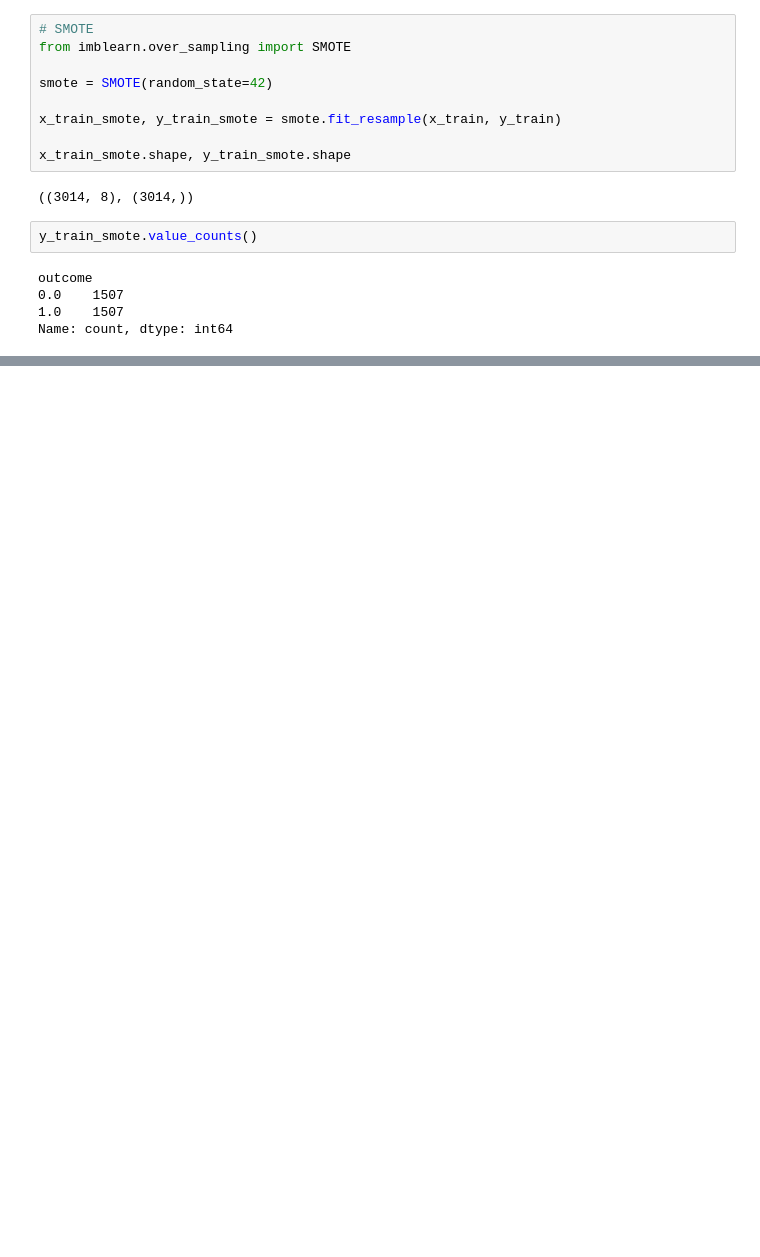
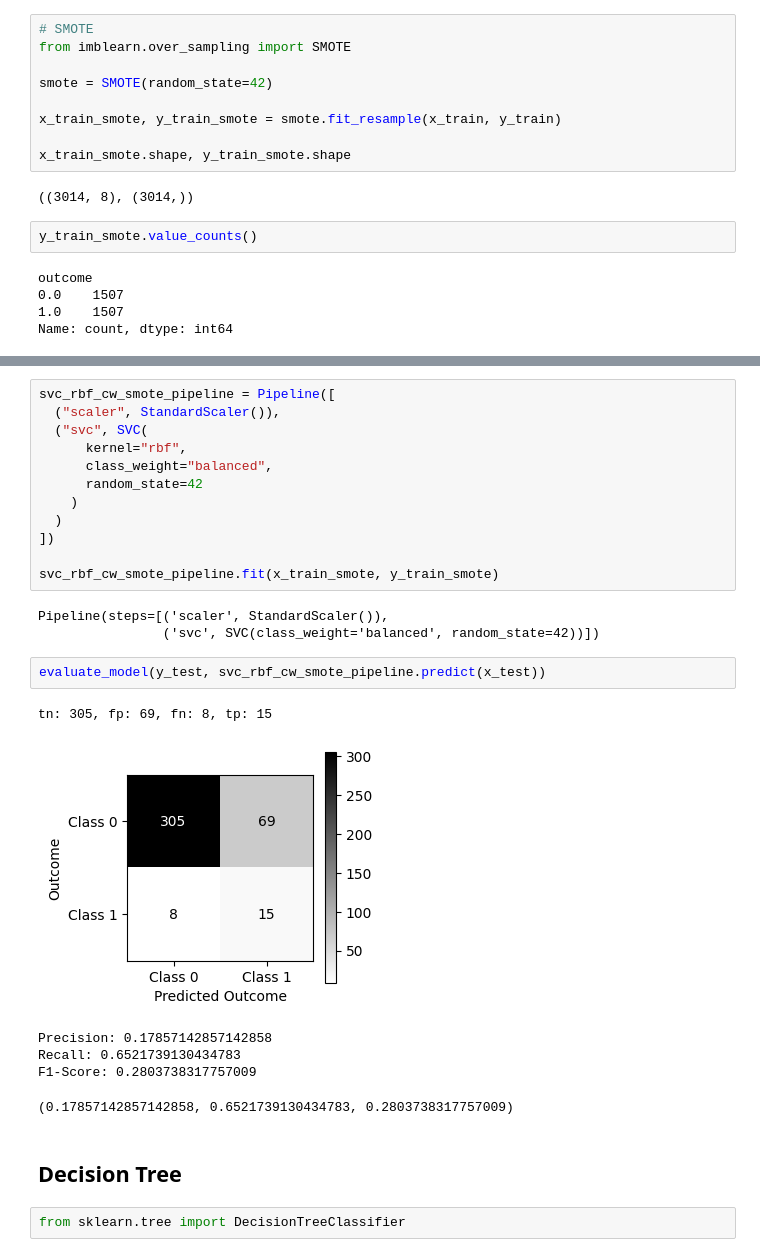
Before and after one commit to yo02741/learning-ai, a Jupyter notebook: 資料回歸與數據科學/facebook-recruiting-iv-human-or-bot/5112050010.ipynb, the cells around one changed output, grey strips where cells are left out. Drawn from its saved outputs; the diff is of its cells as text; blank space fills up the shorter version.

```diff
--- a/資料回歸與數據科學/facebook-recruiting-iv-human-or-bot/5112050010.ipynb
+++ b/資料回歸與數據科學/facebook-recruiting-iv-human-or-bot/5112050010.ipynb
@@ -456,0 +525,28 @@ F1-Score: 0.2
+# %%
+svc_rbf_cw_smote_pipeline = Pipeline([
+  ("scaler", StandardScaler()),
+  ("svc", SVC(
+      kernel="rbf",
+      class_weight="balanced",
+      random_state=42
+    )
+  )
+])
+
+svc_rbf_cw_smote_pipeline.fit(x_train_smote, y_train_smote)
+# %% [output]
+Pipeline(steps=[('scaler', StandardScaler()),
+                ('svc', SVC(class_weight='balanced', random_state=42))])
+# %%
+evaluate_model(y_test, svc_rbf_cw_smote_pipeline.predict(x_test))
+# %% [output]
+tn: 305, fp: 69, fn: 8, tp: 15
+[figure, added]
+Precision: 0.17857142857142858
+Recall: 0.6521739130434783
+F1-Score: 0.2803738317757009
+(0.17857142857142858, 0.6521739130434783, 0.2803738317757009)
+# %% [markdown]
+## Decision Tree
+# %%
+from sklearn.tree import DecisionTreeClassifier
```
Also changed, not shown: parts of 56 cells of this notebook.
